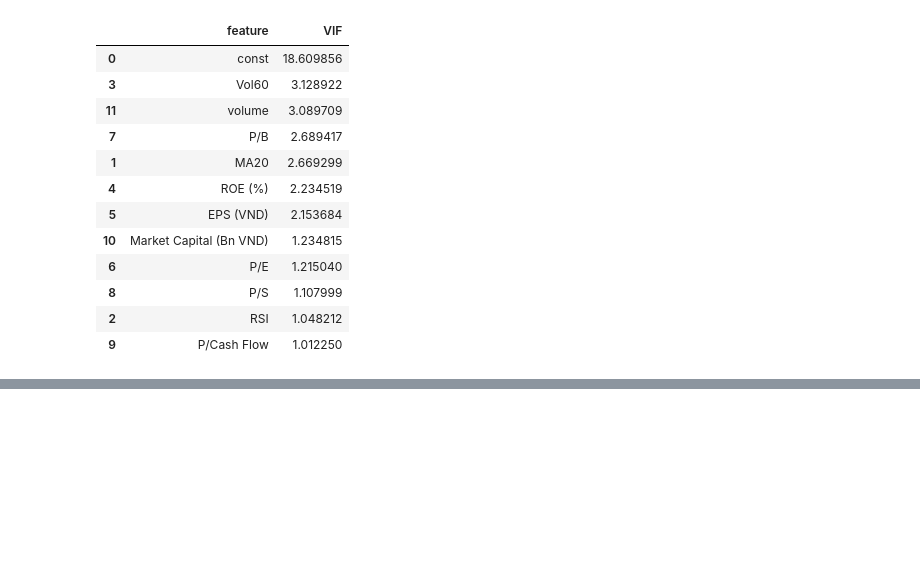
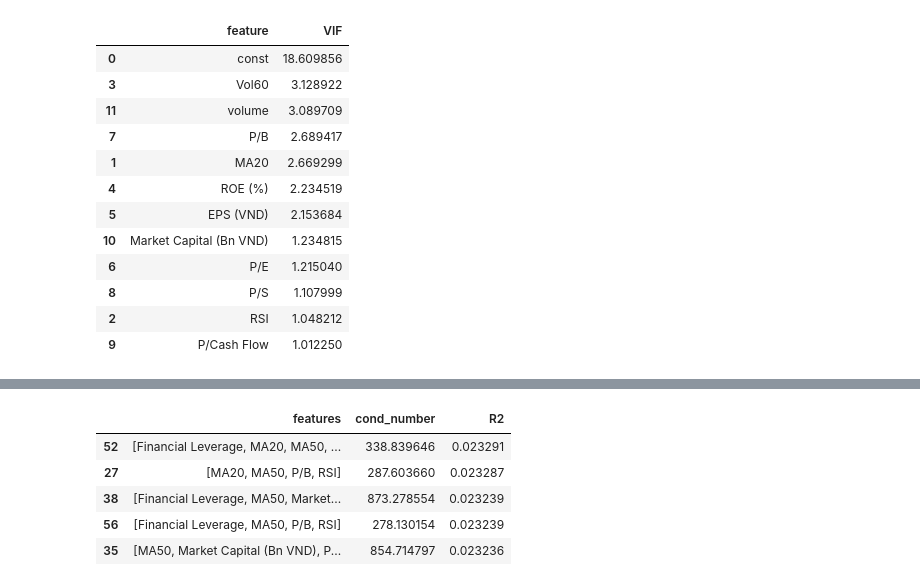
Before and after one commit to nhanbayern/1003_EPA-Project_UIT, a Jupyter notebook: eda/OLS_analysis.ipynb, the cells around one changed output, grey strips where cells are left out. Cells and saved outputs as stored; diff of their text form; code cells hidden in the pictures; blank space fills up the shorter version.

```diff
--- a/eda/OLS_analysis.ipynb
+++ b/eda/OLS_analysis.ipynb
@@ -127,6 +163,7 @@ filtered_features = [
     "P/B","P/S","P/Cash Flow",
     "Market Capital (Bn VND)",
    "volume"
+   "return_1"
 ]
 y1 = dataset["return_30"]
 X1 = dataset[filtered_features]
@@ -233,0 +299,82 @@ plt.show()
+# %%
+feature_groups = {
+    "technical": ["RSI", "MA20", "MA50", "Vol20", "Vol60"],
+    "leverage": ["Financial Leverage"],
+    "valuation": ["P/B"],
+    "size_liquidity": ["volume","Market Capital (Bn VND)"]
+}
+
+df = dataset[[f for g in feature_groups.values() for f in g] + ["return_30"]].copy()
+
+df["y_forward_30"] = df["return_30"].shift(-30)
+
+df = df.dropna()
+
+X_base = df[[f for g in feature_groups.values() for f in g]]
+y = df["y_forward_30"]
+
+def condition_number(X):
+    return np.linalg.cond(sm.add_constant(X).values)
+
+def random_group_feature_selection(
+    X,
+    y,
+    groups,
+    n_trials=1000,
+    min_groups=2,
+    cond_threshold=1000
+):
+    results = []
+    tested_sets = set()
+    group_names = list(groups.keys())
+
+    for _ in range(n_trials):
+        k = random.randint(min_groups, len(group_names))
+        chosen_groups = random.sample(group_names, k)
+
+        subset = tuple(sorted(random.choice(groups[g]) for g in chosen_groups))
+
+        if subset in tested_sets:
+            continue
+        tested_sets.add(subset)
+
+        X_sub = X[list(subset)]
+        y_sub = y.loc[X_sub.index]
+
+        if X_sub.shape[0] <= len(subset):
+            continue
+
+        cond = condition_number(X_sub)
+        if cond >= cond_threshold:
+            continue
+
+        model = sm.OLS(y_sub, sm.add_constant(X_sub)).fit()
+
+        results.append({
+            "features": list(subset),
+            "cond_number": cond,
+            "R2": model.rsquared
+        })
+
+    return (
+        pd.DataFrame(results)
+        .sort_values("cond_number")
+        .reset_index(drop=True)
+    )
+
+result_df = random_group_feature_selection(
+    X_base,
+    y,
+    feature_groups,
+    n_trials=200000,
+    min_groups=1,
+    cond_threshold=1000
+)
+result_df.sort_values("R2", ascending=False).head(5)
+# %% [output]
+|  | features | cond_number | R2 |
+| 52 | [Financial Leverage, MA20, MA50, ... | 338.839646 | 0.023291 |
+| 27 | [MA20, MA50, P/B, RSI] | 287.603660 | 0.023287 |
+| 38 | [Financial Leverage, MA50, Market... | 873.278554 | 0.023239 |
+| 56 | [Financial Leverage, MA50, P/B, RSI] | 278.130154 | 0.023239 |
+| 35 | [MA50, Market Capital (Bn VND), P... | 854.714797 | 0.023236 |
```
Also changed, not shown: parts of 13 cells of this notebook, 4 other files.
